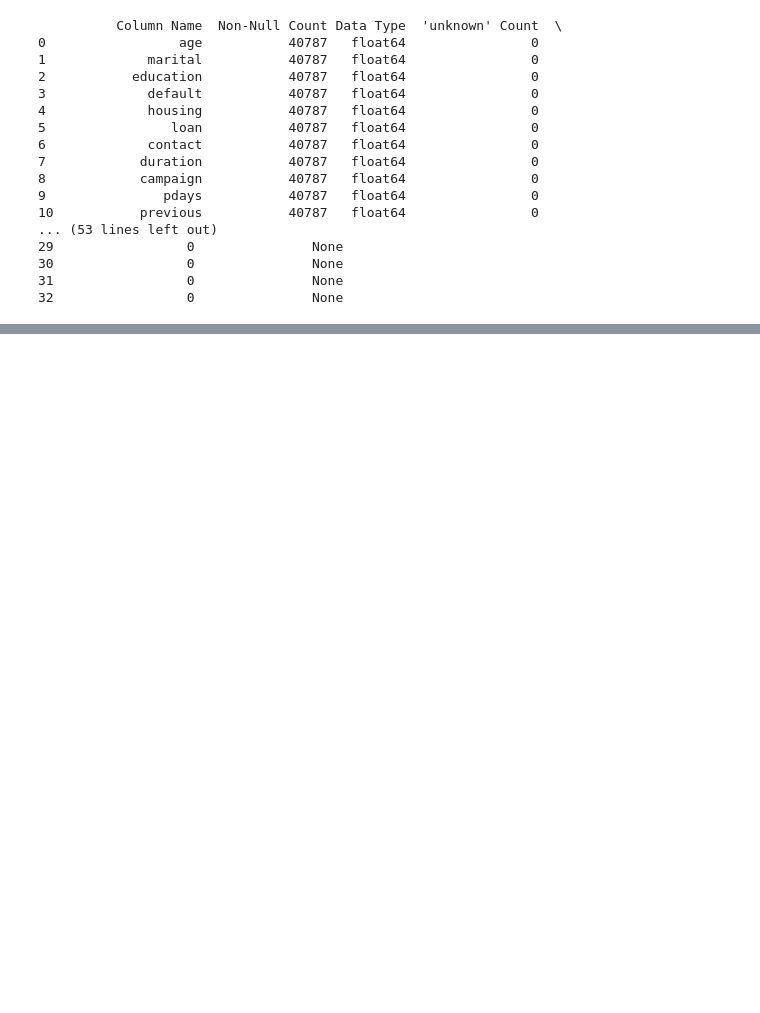
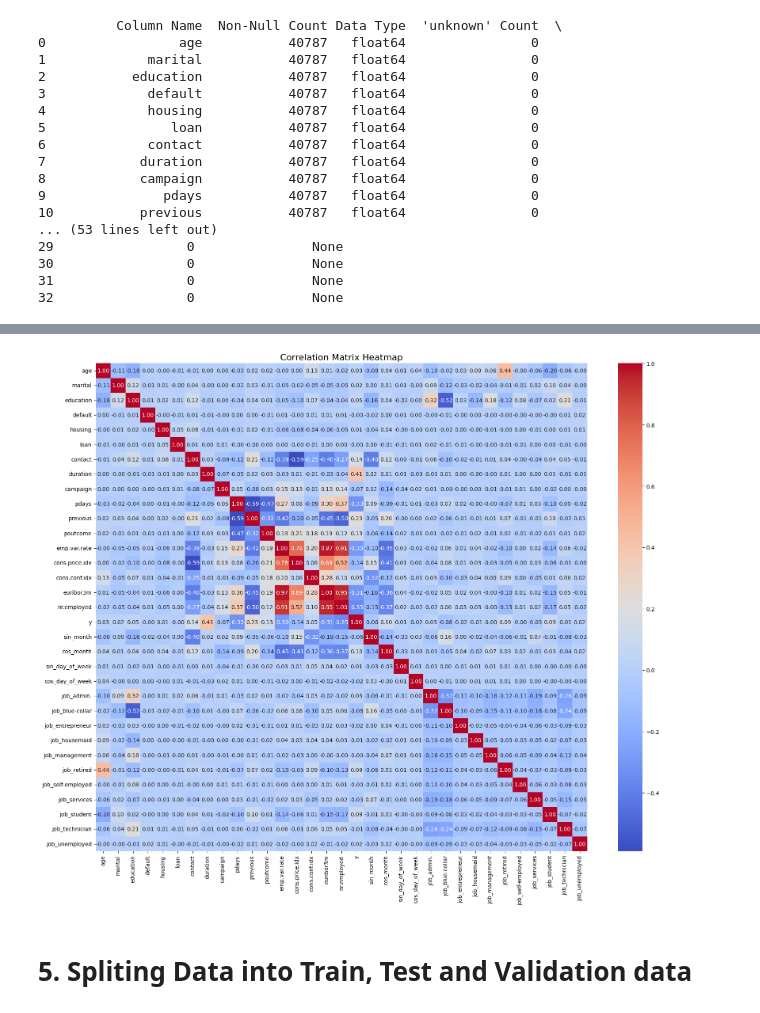
Before and after one commit to dananjana-hewage/Bank_Marketing_Prediction, a Jupyter notebook: test.ipynb, the cells around one changed output, grey strips where cells are left out. Saved outputs shown, nothing was run; the diff lists cells and outputs as text; code cells hidden in the pictures; blank space fills up the shorter version.

Commit message:
normalize data

```diff
--- a/test.ipynb
+++ b/test.ipynb
@@ -600,0 +656,11 @@ data_detail(data_imputed)
+# %%
+from sklearn.preprocessing import MinMaxScaler
+
+scaler = MinMaxScaler()
+normalized_values = scaler.fit_transform(data_imputed)
+
+#create a new dataframe for normalized values
+norrmalized_data = pd.DataFrame(normalized_values, columns=data_imputed.columns)
+
+#show normalized data
+norrmalized_data.head()
@@ -600,0 +695,11 @@ data_detail(data_imputed)
+# %%
+correlation_matrix = norrmalized_data.corr()
+plt.figure(figsize=(20,16))
+sns.heatmap(correlation_matrix, annot=True, cmap="coolwarm", fmt=".2f", cbar=True)
+plt.title("Correlation Matrix Heatmap", fontsize = 16)
+plt.show()
+correlation_with_ye = correlation_matrix['y']
+# %% [output]
+[figure, added]
+# %% [markdown]
+# 5. Spliting Data into Train, Test and Validation data
```
Also changed, not shown: parts of 11 cells of this notebook.
